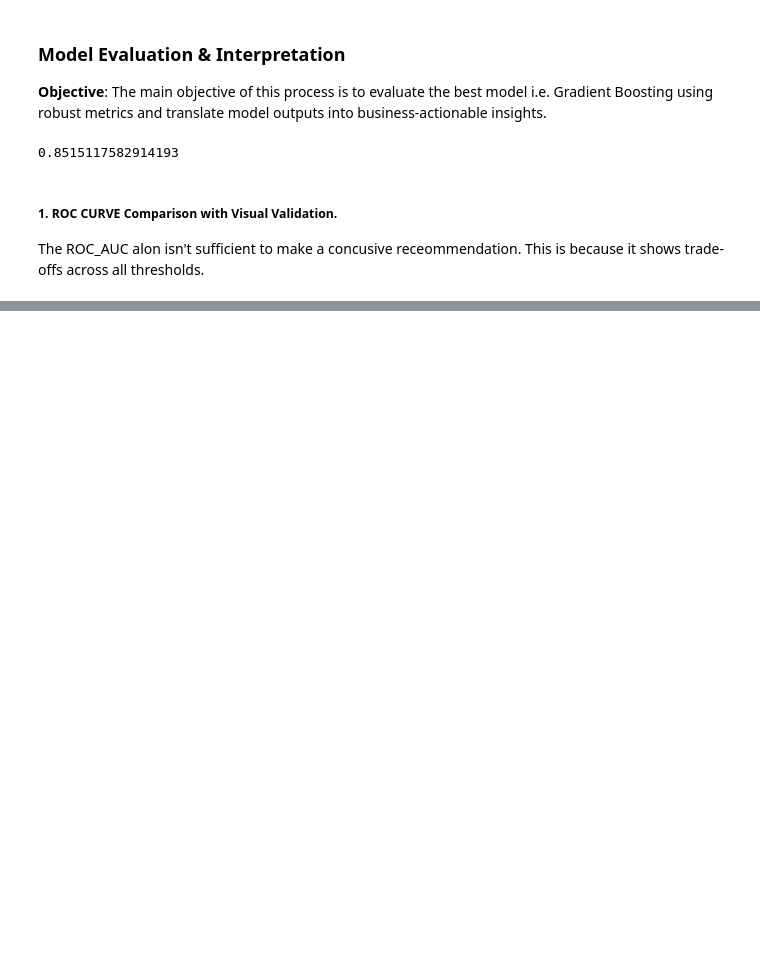
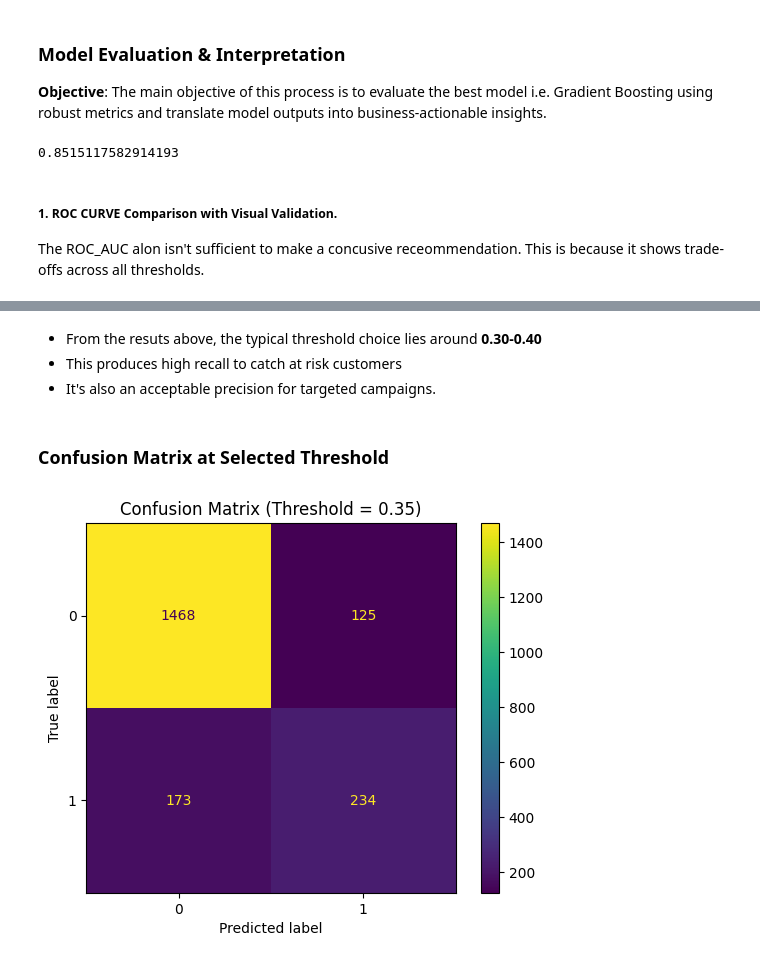
Before and after one commit to AnalystMochoge/customerchurnprediction, a Jupyter notebook: notebooks/05_evaluation.ipynb, the cells around one changed output, grey strips where cells are left out. Saved outputs shown, nothing was run; the diff lists cells and outputs as text; code cells hidden in the pictures; blank space fills up the shorter version.

```diff
--- a/notebooks/05_evaluation.ipynb
+++ b/notebooks/05_evaluation.ipynb
@@ -104,0 +182,17 @@ The ROC_AUC alon isn't sufficient to make a concusive receommendation. This is b
+# %% [markdown]
+* From the resuts above, the typical threshold choice lies around **0.30-0.40**
+* This produces high recall to catch at risk customers
+* It's also an acceptable precision for targeted campaigns.
+# %% [markdown]
+### Confusion Matrix at Selected Threshold
+# %%
+best_threshold = 0.35
+y_pred_final = (y_proba_gb>= best_threshold).astype(int)
+
+cm = confusion_matrix(y_test, y_pred_final)
+
+ConfusionMatrixDisplay(cm).plot()
+plt.title(f'Confusion Matrix (Threshold = {best_threshold})')
+plt.show()
+# %% [output]
+[figure, added]
```
Also changed, not shown: parts of 13 cells of this notebook, 6 other files.
